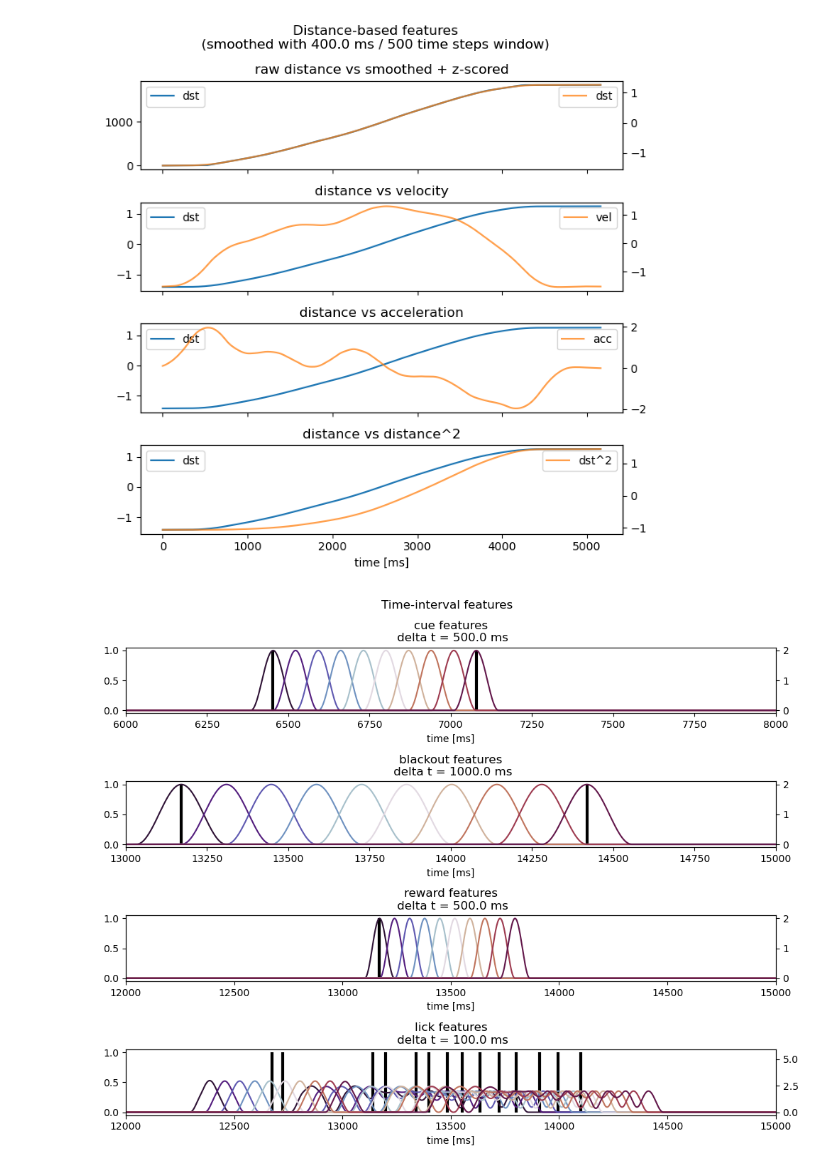
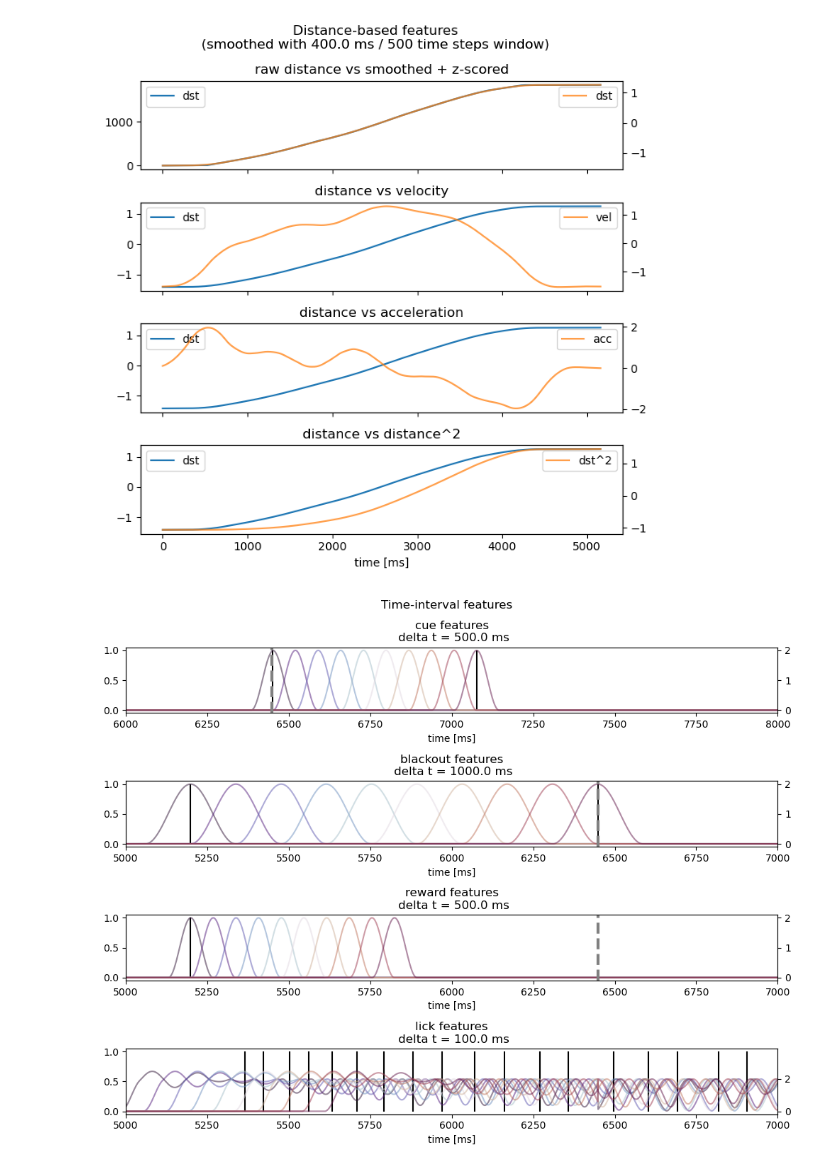
Before and after one commit to the-wang-lab/active_task_encoding_model, a Jupyter notebook: visualize_data.ipynb, the cells around one changed output. Drawn from its saved outputs; the diff is of its cells as text; code cells hidden in the pictures.

Commit message:
cleaned up plots

```diff
--- a/visualize_data.ipynb
+++ b/visualize_data.ipynb
@@ -216,7 +216,7 @@ fig.tight_layout()
 # %%
 # plot avg spike times
 col_spk = [ i for i in df_raw.columns if i.startswith('unt_') ]
-spk = np.empty( (len(gr_raw), len(col_spk)) )*np.nan
+spk = np.ones( (len(gr_raw), len(col_spk)) )*np.nan
 
 for i, (_, df) in enumerate(gr_raw):
     t = len(df.loc[:, 'dst'])
@@ -395,7 +395,7 @@ for f, b in zip(ftr, bas):
     df_prc.loc[:, f ] = b
 # %%
 # plot time-interval features
-ns = [1, 2, 3, 4] # select trials
+ns = [1, 4, 8, 10] # select trials
 raw = pd.concat([ gr_raw.get_group(n) for n in ns ])
 prc = pd.concat([ gr_prc.get_group(n) for n in ns ])
 
@@ -405,47 +405,58 @@ fig.suptitle('Time-interval features')
 def vlines(df, cols):
     for col in cols:
         y = df.loc[:, col]
-        x = y.index - y.index.min()
-        ax.vlines(x, 0, y, color='k', lw=3)
+        x = np.arange(len(y.index))
+        ax.vlines(x, 0, y, color='k')
 
 def plot(df, cols):
     color = lambda x: plt.cm.twilight_shifted(x / len(cols))
     for i, col in enumerate(cols):
         y = df.loc[:, col]
-        x = y.index - y.index.min()
-        ax.plot(x, y, c=color(i))
+        x = np.arange(len(y.index))
+        ax.plot(x, y, c=color(i), alpha=0.5)
+
+def trial(df):
+    t = df.loc[:,'trial']
+    for i in t.unique():
+        idx = t.loc[ t == i ].index[0]
+        x = np.where(t.index == idx)[0]
+        ax.axvline(x, c='grey', lw=3, ls='--')
+
 
 ax = axarr[0]
 ax.set_title('cue features\n delta t = {} ms'.format(str(steps2ms(d_cue))))
 vlines(raw, ['cue_on', 'cue_off'])
 ax = ax.twinx()
 plot(prc, [ i for i in prc.columns if i.startswith('cue_')])
+trial(prc)
 ax.set_xlim(6000, 8000)
 
 ax = axarr[1]
 ax.set_title('blackout features\n delta t = {} ms'.format(str(steps2ms(d_blk))))
 vlines(raw, ['blk_on', 'blk_off'])
 ax = ax.twinx()
 plot(prc, [ i for i in prc.columns if i.startswith('blk_')])
-ax.set_xlim(13000, 15000)
+trial(prc)
+ax.set_xlim(5000, 7000)
 
 ax = axarr[2]
 ax.set_title('reward features\n delta t = {} ms'.format(str(steps2ms(d_rwd))))
 vlines(raw, ['rwd'])
 ax = ax.twinx()
 plot(prc, [ i for i in prc.columns if i.startswith('rwd_')])
-ax.set_xlim(12000, 15000)
+trial(prc)
+ax.set_xlim(5000, 7000)
 
 ax = axarr[3]
 ax.set_title('lick features\n delta t = {} ms'.format(str(steps2ms(d_lck))))
 vlines(raw, ['lck'])
 ax = ax.twinx()
 plot(prc, [ i for i in prc.columns if i.startswith('lck_')])
-ax.set_xlim(12000, 15000)
+ax.set_xlim(5000, 7000)
 
 for ax in axarr:
     ax.set_xlabel('time [ms]')
 
 fig.tight_layout()
 # %% [output]
-[figure, old version]
+[figure, new version]
```
Also changed, not shown: parts of 4 cells of this notebook.
